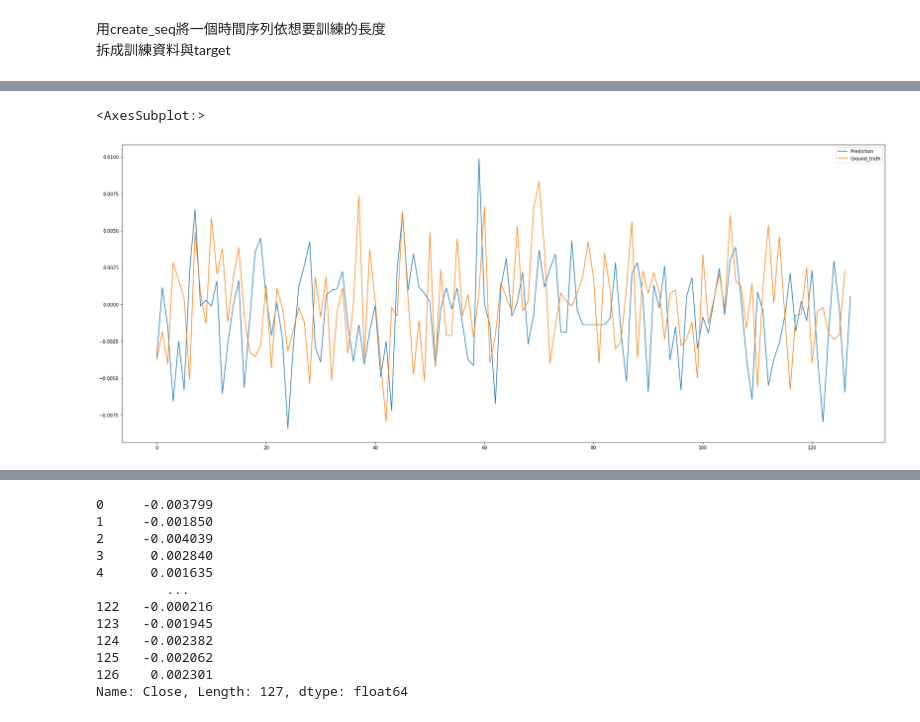
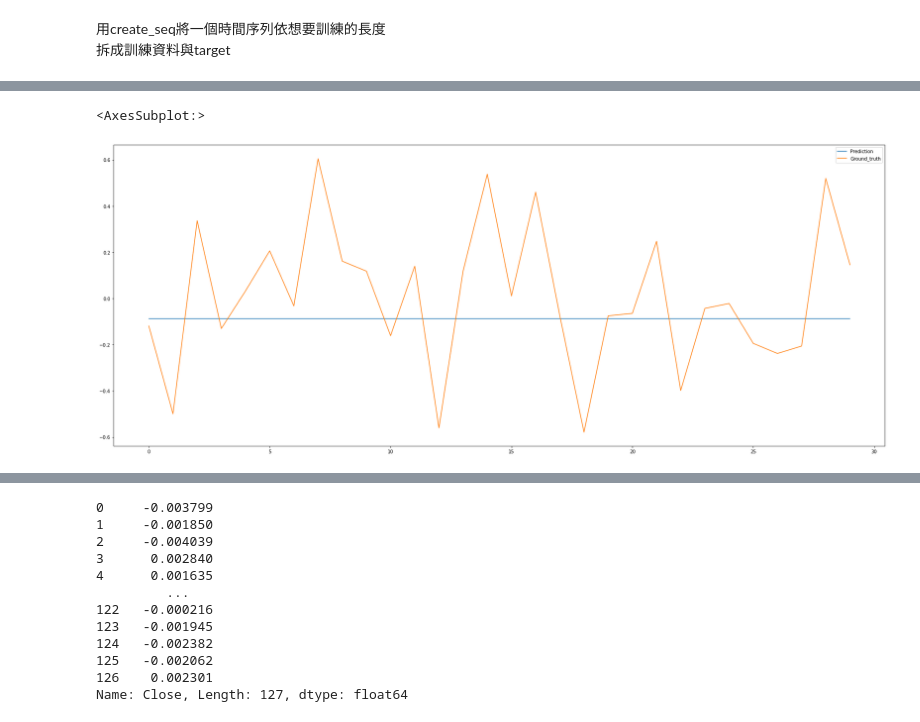
Before and after one commit to robertbasement/1D_CNN-for-time-series, a Jupyter notebook: Conv1d model for time series.ipynb, the cells around one changed output, grey strips where cells are left out. Saved outputs shown, nothing was run; the diff lists cells and outputs as text; code cells hidden in the pictures.

Commit message:
use RMSE and different way to split train/dev/test data

```diff
--- a/Conv1d model for time series.ipynb
+++ b/Conv1d model for time series.ipynb
@@ -52,0 +107,2 @@ def create_sequences(data, seq_length):
+# %%
+x, y = create_sequences(training_data, 14)
@@ -117,13 +348,15 @@ def prep_dataloader(data, mode, batch_size, n_jobs=0):
 # %%
 #optimizer 用Adam
 config = {
-    'n_epochs': 3000,                # maximum number of epochs
+    'n_epochs': 1000,                # maximum number of epochs
     'batch_size': 64,               # mini-batch size for dataloader
-    'seq_length' : 14,
+    'seq_length' : 28,
+    'test_data_length':30,
     'optimizer': 'Adam',              # optimization algorithm (optimizer in torch.optim)
     'optim_hparas': {                # hyper-parameters for the optimizer (depends on which optimizer you are using)
-        'lr': 0.001,                 # learning rate of SGD
-        #'momentum': 0.9              # momentum for SGD
+        'lr': 0.01,                 # learning rate of SGD
+        'weight_decay':1e-5,
+        #'momentum': 0.9,             # momentum for SGD
     },
     'early_stop': 200             # early stopping epochs (the number epochs since your model's last improvement) # your model will be saved here
 }
@@ -136,6 +362,0 @@ config = {
-# %%
-#用來試試看模型dim是否正確
-model = Model(1)
-test = torch.randn(3,1,14)
-pred = model(test)
-pred
@@ -302,3 +446,6 @@ preds = model(a)
 # %%
-tt_set = prep_dataloader(raw_data, 'test', config['batch_size'])
+#prediction時 batch_size = 1
+tt_set = prep_dataloader(training_data, 'test', 1)
 preds = test(tt_set, model)
+len(preds)
+preds
@@ -313,7 +485,7 @@ len(tt_set)
 # %%
 result = pd.DataFrame(preds, columns = {'Prediction'})
-result['Ground_truth'] = raw_data.loc['2021'][44::].reset_index(drop = True)
+result['Ground_truth'] = 100 * raw_data[-config['test_data_length']::].reset_index(drop = True)
 result.plot(figsize = (30,12))
 # %% [output]
 <AxesSubplot:>
-[figure, old version]
+[figure, new version]
```
Also changed, not shown: parts of 37 cells of this notebook.
